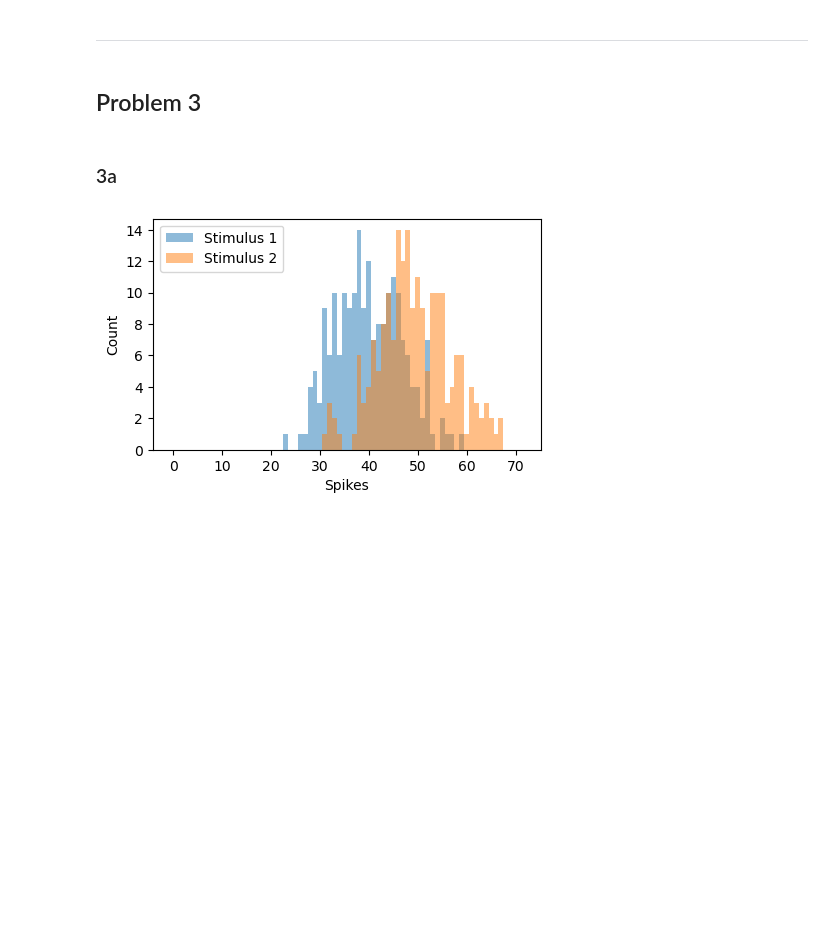
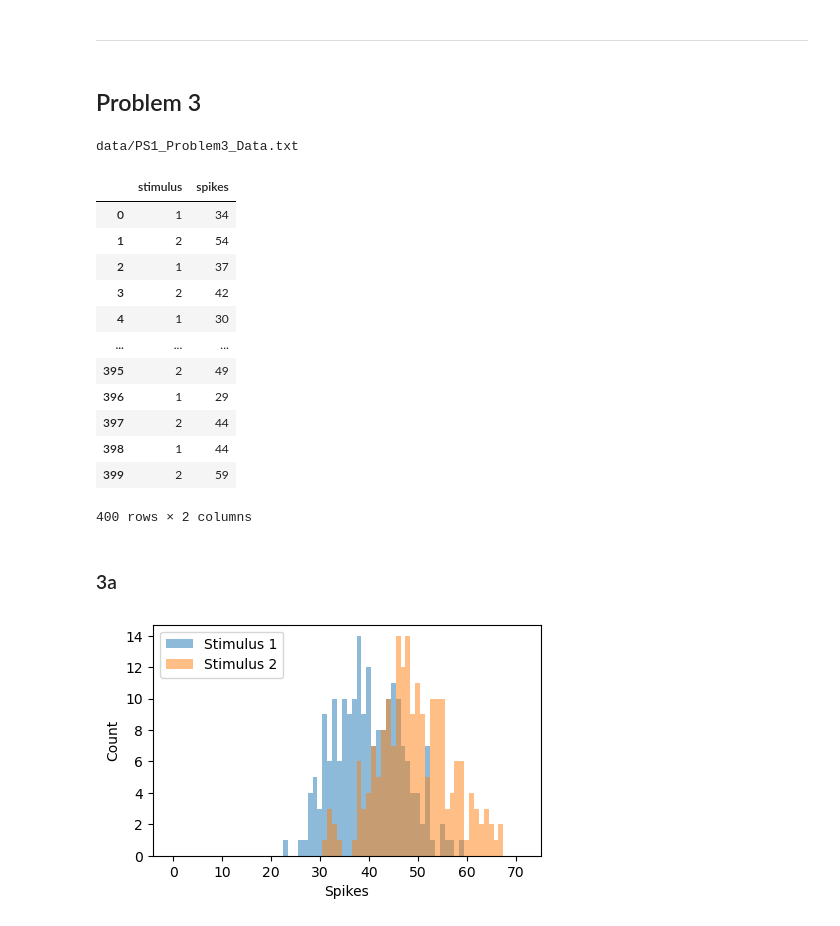
Before and after one commit to maxcollard/ns248-winter23, a Jupyter notebook: ps-1/ns248-wi23-ps1-collard-simple.ipynb, the cells around one changed output. Saved outputs shown, nothing was run; the diff lists cells and outputs as text; code cells hidden in the pictures; blank space fills up the shorter version.

```diff
--- a/ps-1/ns248-wi23-ps1-collard-simple.ipynb
+++ b/ps-1/ns248-wi23-ps1-collard-simple.ipynb
@@ -236,0 +262,4 @@ spikes = np.array( data['spikes'] )
+# %%
+print( data_path )
+# %% [output]
+data/PS1_Problem3_Data.txt
@@ -236,0 +270,16 @@ spikes = np.array( data['spikes'] )
+# %%
+data
+# %% [output]
+|  | stimulus | spikes |
+| 0 | 1 | 34 |
+| 1 | 2 | 54 |
+| 2 | 1 | 37 |
+| 3 | 2 | 42 |
+| 4 | 1 | 30 |
+| ... | ... | ... |
+| 395 | 2 | 49 |
+| 396 | 1 | 29 |
+| 397 | 2 | 44 |
+| 398 | 1 | 44 |
+| 399 | 2 | 59 |
+400 rows × 2 columns
```
Also changed, not shown: parts of 19 cells of this notebook, 2 other files.
